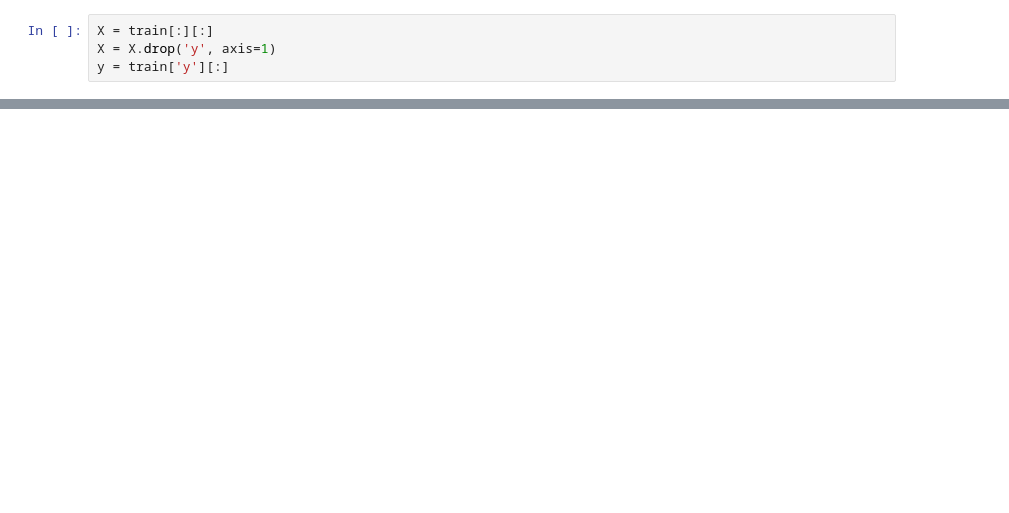
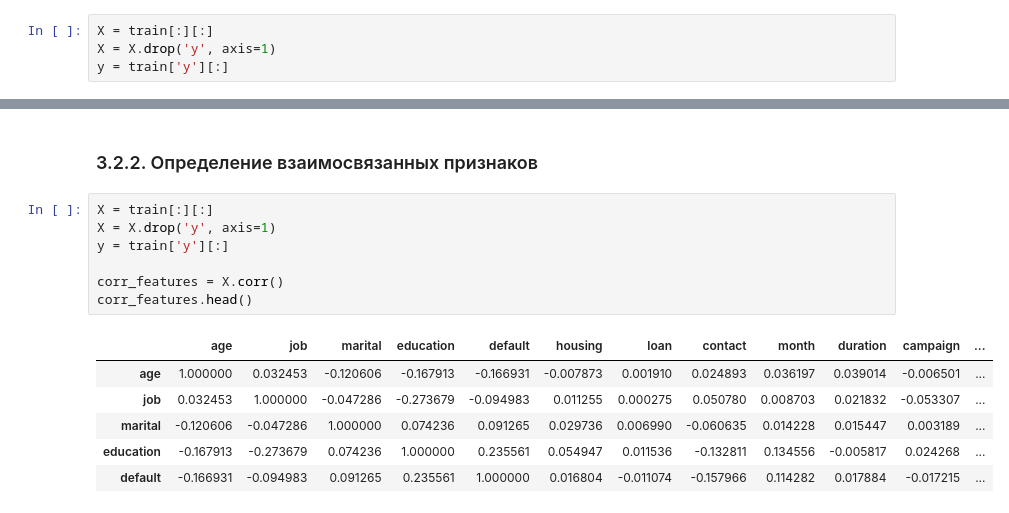
Before and after one commit to MKhairtdinova/Xsolla_Summer_ML, a Jupyter notebook: 1.binary classification/baseline_1.ipynb, the cells around one changed output, grey strips where cells are left out. Drawn from its saved outputs; the diff is of its cells as text; blank space fills up the shorter version.

```diff
--- a/1.binary classification/baseline_1.ipynb
+++ b/1.binary classification/baseline_1.ipynb
@@ -234,0 +241,16 @@ iplot(data, filename='basic-heatmap')
+# %% [markdown]
+### 3.2.2. Определение взаимосвязанных признаков
+# %%
+X = train[:][:]
+X = X.drop('y', axis=1)
+y = train['y'][:]
+
+corr_features = X.corr()
+corr_features.head()
+# %% [output]
+|  | age | job | marital | education | default | housing | loan | contact | month | duration | campaign | ... |
+| age | 1.000000 | 0.032453 | -0.120606 | -0.167913 | -0.166931 | -0.007873 | 0.001910 | 0.024893 | 0.036197 | 0.039014 | -0.006501 | ... |
+| job | 0.032453 | 1.000000 | -0.047286 | -0.273679 | -0.094983 | 0.011255 | 0.000275 | 0.050780 | 0.008703 | 0.021832 | -0.053307 | ... |
+| marital | -0.120606 | -0.047286 | 1.000000 | 0.074236 | 0.091265 | 0.029736 | 0.006990 | -0.060635 | 0.014228 | 0.015447 | 0.003189 | ... |
+| education | -0.167913 | -0.273679 | 0.074236 | 1.000000 | 0.235561 | 0.054947 | 0.011536 | -0.132811 | 0.134556 | -0.005817 | 0.024268 | ... |
+| default | -0.166931 | -0.094983 | 0.091265 | 0.235561 | 1.000000 | 0.016804 | -0.011074 | -0.157966 | 0.114282 | 0.017884 | -0.017215 | ... |
```
Also changed, not shown: parts of 30 cells of this notebook.
